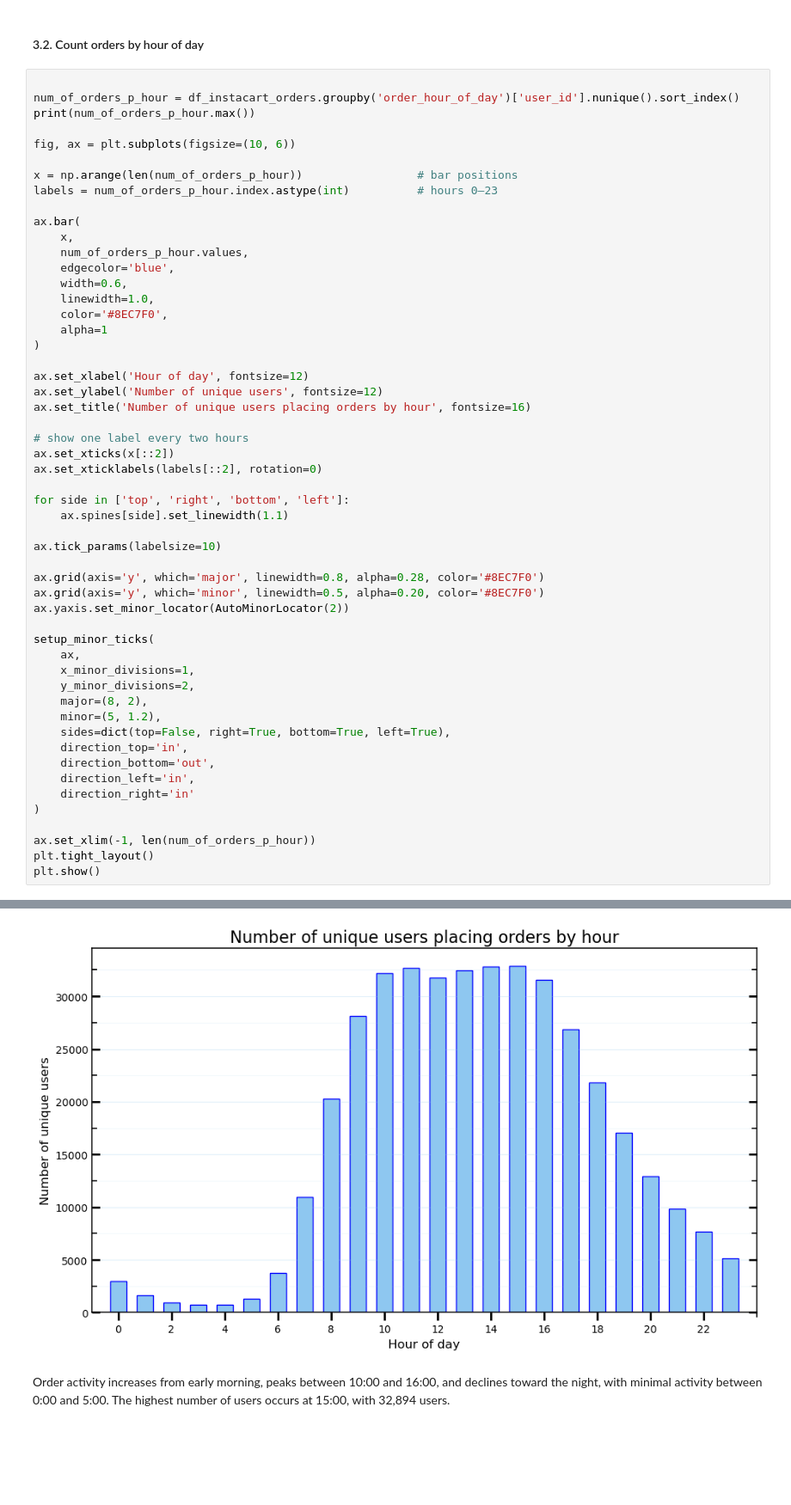
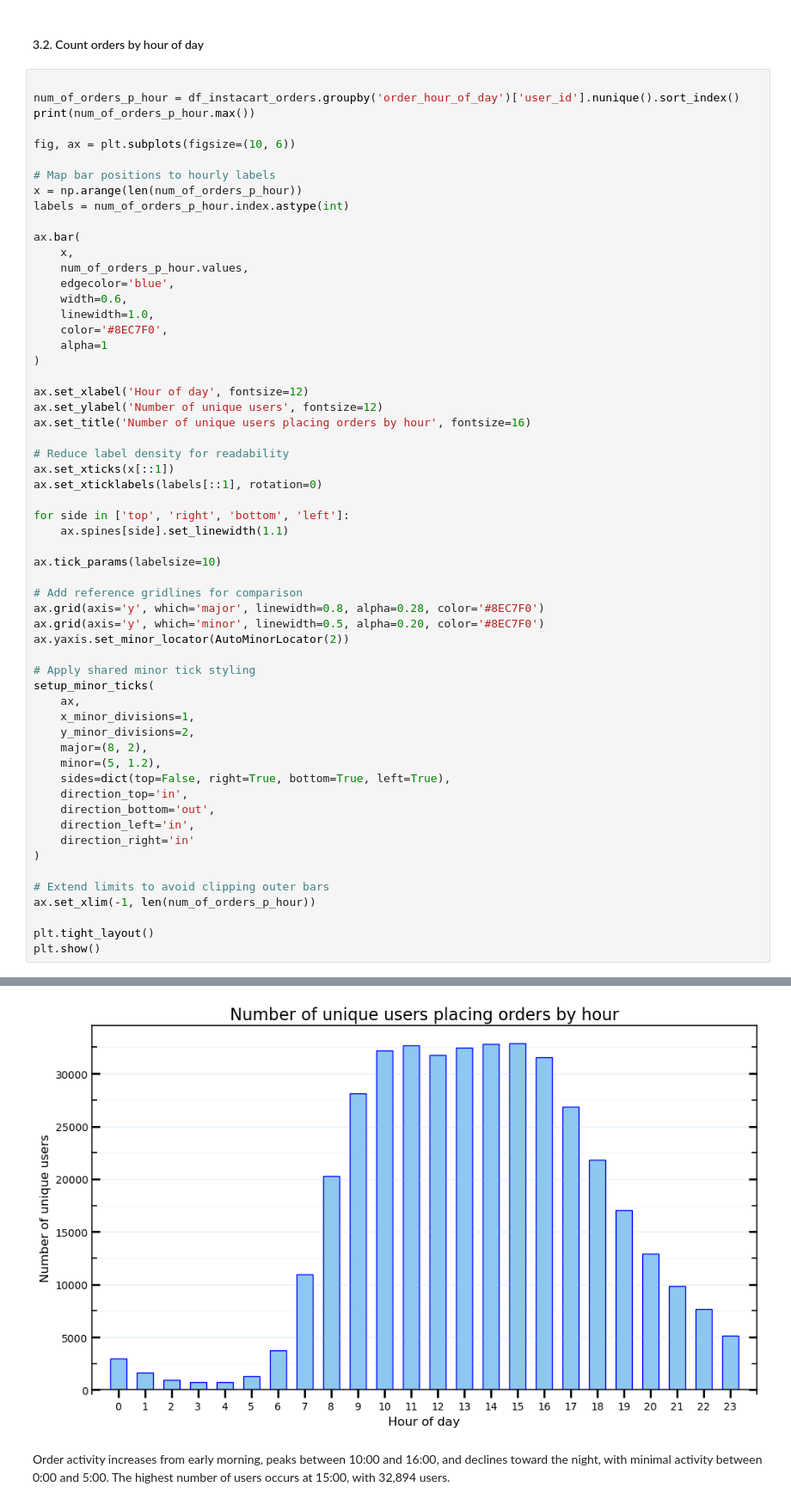
Before and after one commit to marcofrancohalsey/instacart-purchase-behavior-analysis, a Jupyter notebook: instacart_analysis.ipynb, the cells around one changed output, grey strips where cells are left out. Shown at 86% size. Saved outputs shown, nothing was run; the diff lists cells and outputs as text; blank space fills up the shorter version.

```diff
--- a/instacart_analysis.ipynb
+++ b/instacart_analysis.ipynb
@@ -470,8 +471,9 @@ print(num_of_orders_p_hour.max())
 
 fig, ax = plt.subplots(figsize=(10, 6))
 
-x = np.arange(len(num_of_orders_p_hour))                 # bar positions
-labels = num_of_orders_p_hour.index.astype(int)          # hours 0–23
+# Map bar positions to hourly labels
+x = np.arange(len(num_of_orders_p_hour))
+labels = num_of_orders_p_hour.index.astype(int)
 
 ax.bar(
     x,
@@ -487,38 +489,42 @@ ax.set_xlabel('Hour of day', fontsize=12)
 ax.set_ylabel('Number of unique users', fontsize=12)
 ax.set_title('Number of unique users placing orders by hour', fontsize=16)
 
-# show one label every two hours
-ax.set_xticks(x[::2])
-ax.set_xticklabels(labels[::2], rotation=0)
+# Reduce label density for readability
+ax.set_xticks(x[::1])
+ax.set_xticklabels(labels[::1], rotation=0)
 
 for side in ['top', 'right', 'bottom', 'left']:
     ax.spines[side].set_linewidth(1.1)
 
 ax.tick_params(labelsize=10)
 
+# Add reference gridlines for comparison
 ax.grid(axis='y', which='major', linewidth=0.8, alpha=0.28, color='#8EC7F0')
 ax.grid(axis='y', which='minor', linewidth=0.5, alpha=0.20, color='#8EC7F0')
 ax.yaxis.set_minor_locator(AutoMinorLocator(2))
 
+# Apply shared minor tick styling
 setup_minor_ticks(
     ax,
     x_minor_divisions=1,
     y_minor_divisions=2,
     major=(8, 2),
     minor=(5, 1.2),
     sides=dict(top=False, right=True, bottom=True, left=True),
     direction_top='in',
     direction_bottom='out',
     direction_left='in',
     direction_right='in'
 )
 
+# Extend limits to avoid clipping outer bars
 ax.set_xlim(-1, len(num_of_orders_p_hour))
+
 plt.tight_layout()
 plt.show()
 # %% [output]
 32894
-[figure, old version]
+[figure, new version]
 # %% [markdown]
 Order activity increases from early morning, peaks between 10:00 and 16:00, and declines toward the night, with minimal activity between 0:00 and 5:00. The highest number of users occurs at 15:00, with 32,894 users.
 # %% [markdown]
```
Also changed, not shown: parts of 5 cells of this notebook.
